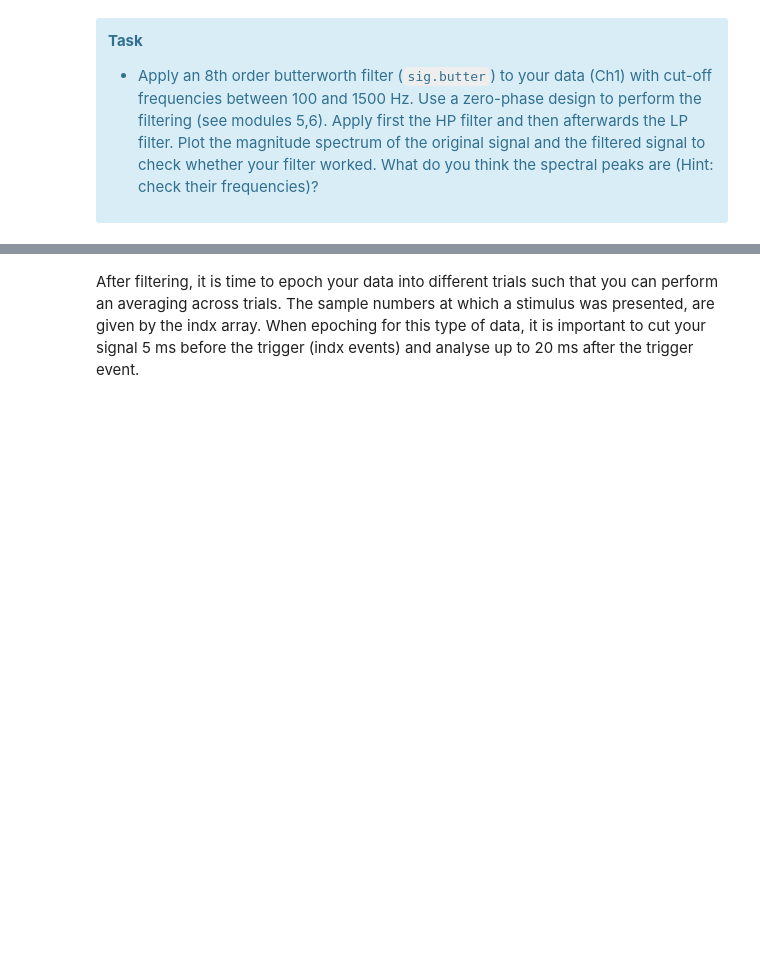
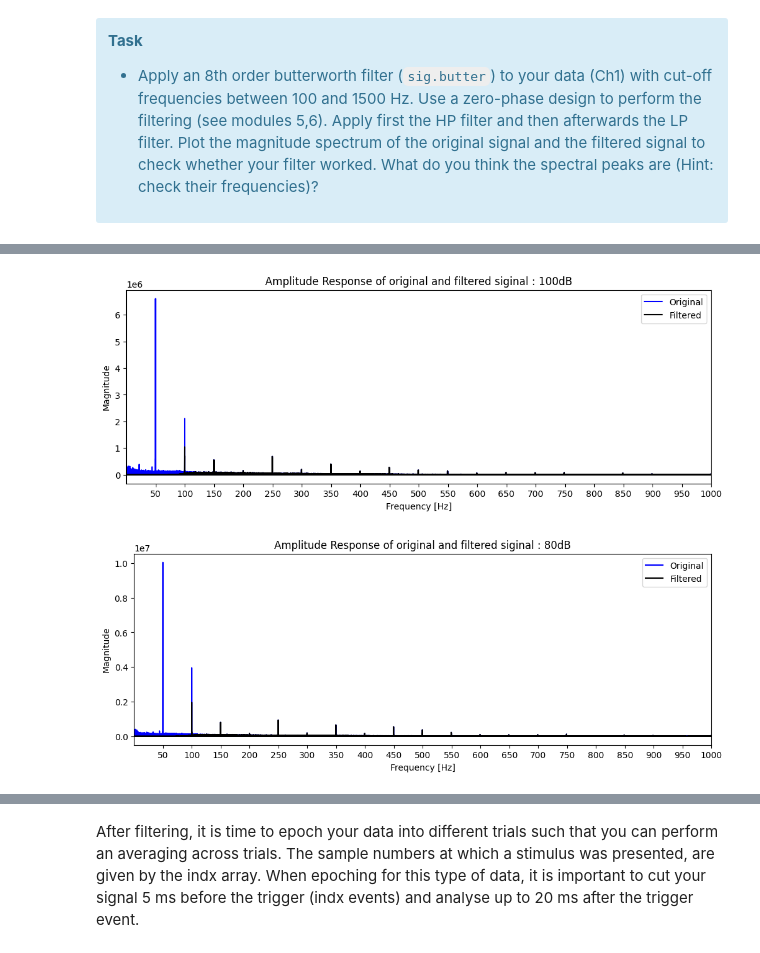
Before and after one commit to vbelpair/Ugent, a Jupyter notebook: Medical_Signal_Processing_and_Statistics/assignment_7/ex07.ipynb, the cells around one changed output, grey strips where cells are left out. Cells and saved outputs as stored; diff of their text form; code cells hidden in the pictures; blank space fills up the shorter version.

```diff
--- a/Medical_Signal_Processing_and_Statistics/assignment_7/ex07.ipynb
+++ b/Medical_Signal_Processing_and_Statistics/assignment_7/ex07.ipynb
@@ -227,0 +221,36 @@ Error:
+# %%
+def filter_signal(signal, FS=10000, order=8, Wn_LPF=1500, Wn_HPF=100, title=''):
+
+    # HPF
+    B, A = sig.butter(order, Wn_HPF, btype='highpass', analog=False, output='ba', fs=FS)
+    filtered_signal = filtfilt(B, A, signal)
+
+    # LPF
+    B, A = sig.butter(order, Wn_LPF, btype='lowpass', analog=False, output='ba', fs=FS)
+    filtered_signal = filtfilt(B, A, filtered_signal)
+
+    # FFT
+    fft_signal, fft_fitlered_signal = np.fft.fft(signal), np.fft.fft(filtered_signal)
+    freqs = np.fft.fftfreq(signal.size, 1/FS)
+    Amp_signal, Amp_filtered_signal = np.abs(fft_signal), np.abs(fft_fitlered_signal)
+
+    # plotting
+    # Amplitude response
+    fig, ax = plt.subplots(figsize=(12,4))
+    ax.plot(freqs, Amp_signal,color = "b")
+    ax.plot(freqs, Amp_filtered_signal,color = "k")
+    ax.set_title(title)
+    ax.set_xlabel('Frequency [Hz]')
+    ax.set_ylabel('Magnitude')
+    ax.set_xlim((0,1000))
+    ax.set_xticks(np.linspace(50,1000,20, dtype=int))
+    ax.set_xticklabels(np.linspace(50,1000,20, dtype=int))
+    ax.legend(["Original","Filtered"])
+
+    return filtered_signal
+
+filtered_Ch1_100 = filter_signal(Ch1_100, FS=FS, title='Amplitude Response of original and filtered siginal : 100dB')
+filtered_Ch1_80 = filter_signal(Ch1_80, FS=FS, title='Amplitude Response of original and filtered siginal : 80dB')
+# %% [output]
+[figure, added]
+[figure, added]
```
Also changed, not shown: parts of 19 cells of this notebook, 1 other file.
